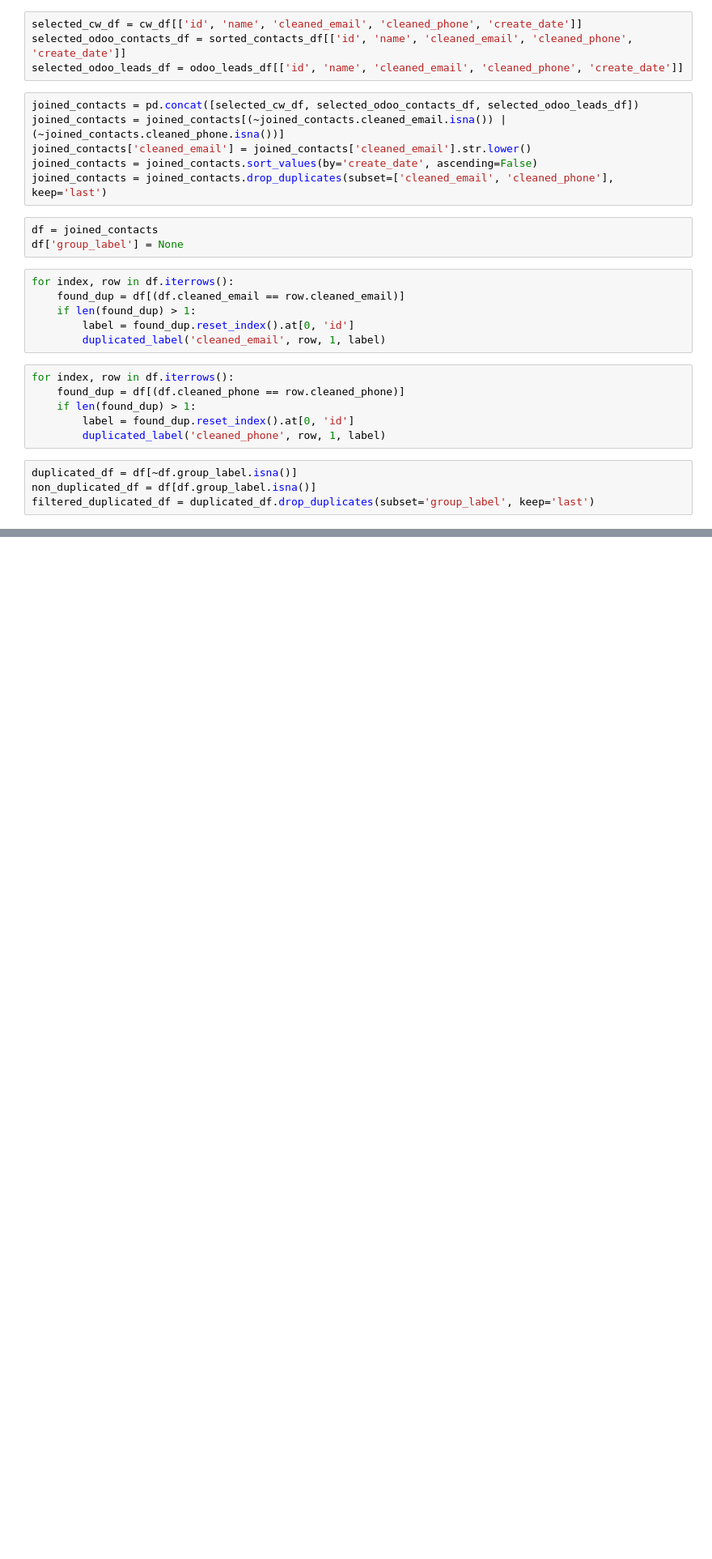
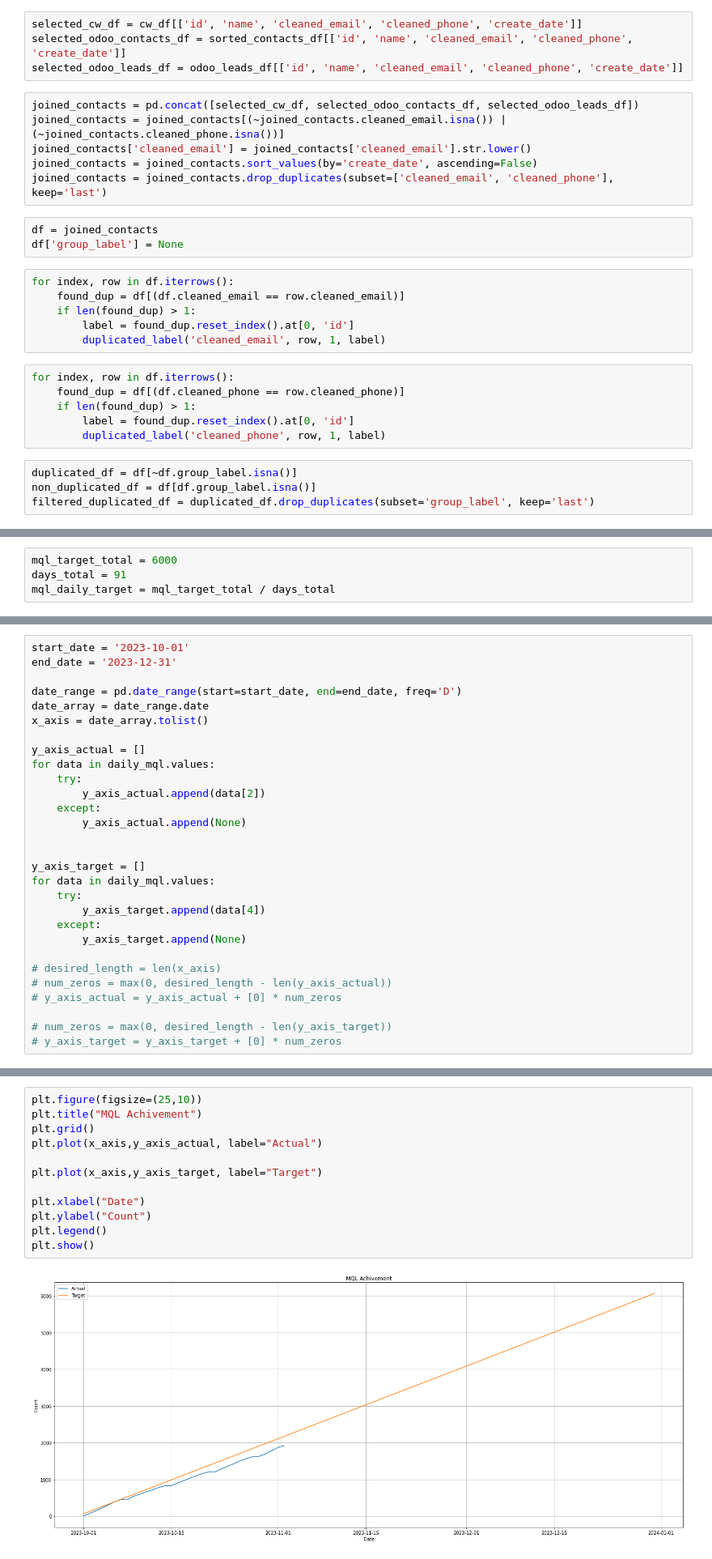
Before and after one commit to smsperkasa/mql-project-dashboard, a Jupyter notebook: get_mql_using_ir.ipynb, the cells around one changed output, grey strips where cells are left out. Shown at 81% size. Cells and saved outputs as stored; diff of their text form; blank space fills up the shorter version.

Commit message:
chores: update get_mql_using_ir.ipynb with mql, engagement, and conversion chart

```diff
--- a/get_mql_using_ir.ipynb
+++ b/get_mql_using_ir.ipynb
@@ -356,0 +214,4 @@ df
+# %%
+mql_target_total = 6000
+days_total = 91
+mql_daily_target = mql_target_total / days_total
@@ -356,0 +245,29 @@ df
+# %%
+start_date = '2023-10-01'
+end_date = '2023-12-31'
+
+date_range = pd.date_range(start=start_date, end=end_date, freq='D')
+date_array = date_range.date
+x_axis = date_array.tolist()
+
+y_axis_actual = []
+for data in daily_mql.values:
+    try:
+        y_axis_actual.append(data[2])
+    except:
+        y_axis_actual.append(None)
+
+
+y_axis_target = []
+for data in daily_mql.values:
+    try:
+        y_axis_target.append(data[4])
+    except:
+        y_axis_target.append(None)
+
+# desired_length = len(x_axis)
+# num_zeros = max(0, desired_length - len(y_axis_actual))
+# y_axis_actual = y_axis_actual + [0] * num_zeros
+
+# num_zeros = max(0, desired_length - len(y_axis_target))
+# y_axis_target = y_axis_target + [0] * num_zeros
@@ -356,0 +367,14 @@ df
+# %%
+plt.figure(figsize=(25,10))
+plt.title("MQL Achivement")
+plt.grid()
+plt.plot(x_axis,y_axis_actual, label="Actual")
+
+plt.plot(x_axis,y_axis_target, label="Target")
+
+plt.xlabel("Date")
+plt.ylabel("Count")
+plt.legend()
+plt.show()
+# %% [output]
+[figure, added]
```
Also changed, not shown: parts of 40 cells of this notebook, 1 other file.
